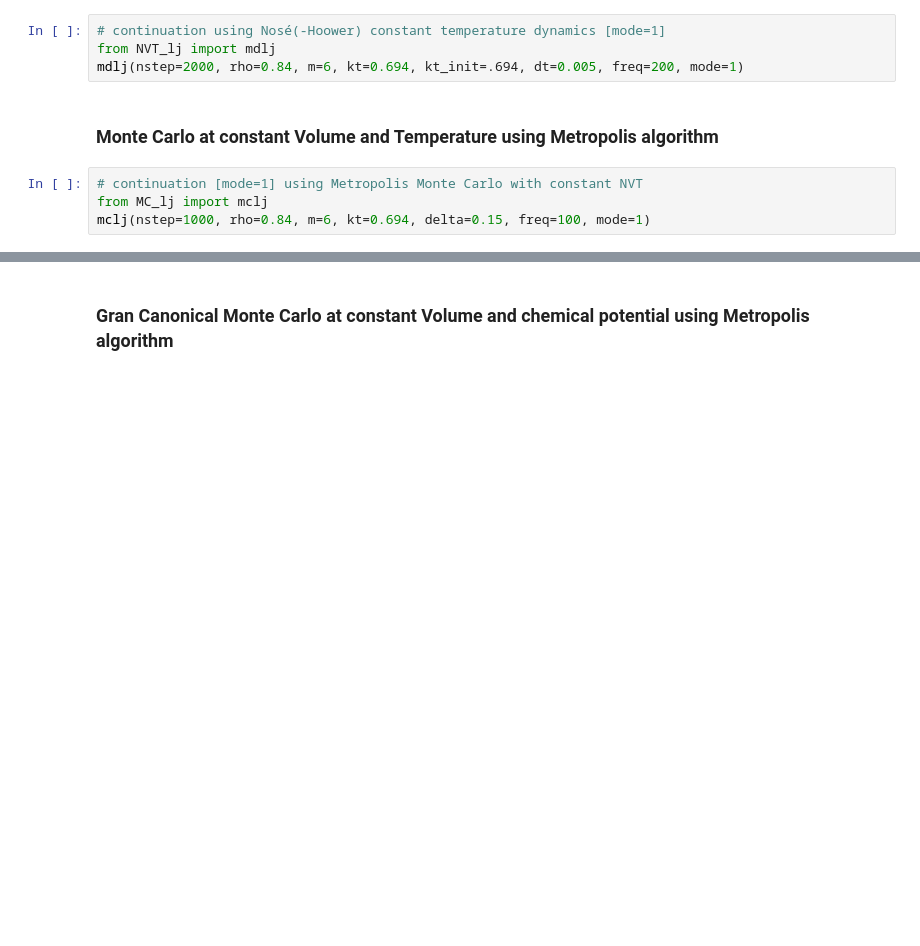
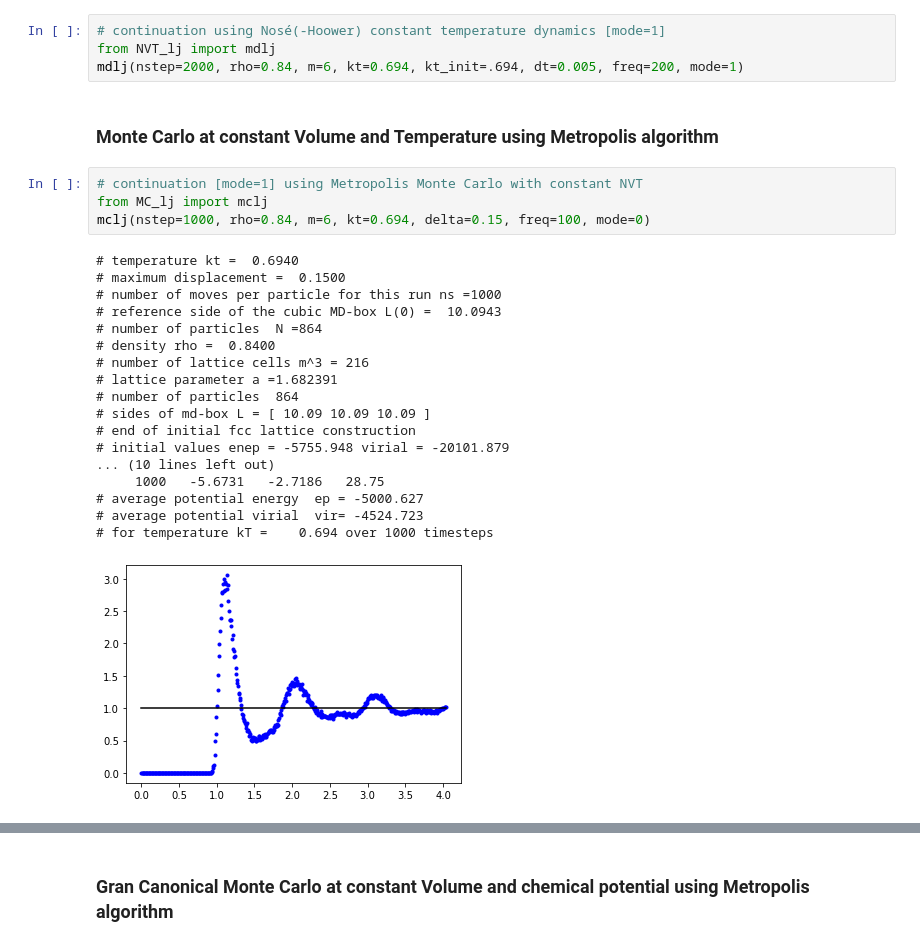
Before and after one commit to cpierleo/PyLJ, a Jupyter notebook: LJ-simulation.ipynb, the cells around one changed output, grey strips where cells are left out. Saved outputs shown, nothing was run; the diff lists cells and outputs as text; blank space fills up the shorter version.

```diff
--- a/LJ-simulation.ipynb
+++ b/LJ-simulation.ipynb
@@ -25,7 +44,26 @@ mdlj(nstep=2000, rho=0.84, m=6, kt=0.694, kt_init=.694, dt=0.005, freq=200, mode
 # %%
 # continuation [mode=1] using Metropolis Monte Carlo with constant NVT
 from MC_lj import mclj
-mclj(nstep=1000, rho=0.84, m=6, kt=0.694, delta=0.15, freq=100, mode=1)
+mclj(nstep=1000, rho=0.84, m=6, kt=0.694, delta=0.15, freq=100, mode=0)
+# %% [output]
+# temperature kt =  0.6940
+# maximum displacement =  0.1500
+# number of moves per particle for this run ns =1000
+# reference side of the cubic MD-box L(0) =  10.0943
+# number of particles  N =864
+# density rho =  0.8400
+# number of lattice cells m^3 = 216
+# lattice parameter a =1.682391
+# number of particles  864
+# sides of md-box L = [ 10.09 10.09 10.09 ]
+# end of initial fcc lattice construction
+# initial values enep = -5755.948 virial = -20101.879
+... (10 lines left out)
+     1000   -5.6731   -2.7186   28.75
+# average potential energy  ep = -5000.627
+# average potential virial  vir= -4524.723
+# for temperature kT =    0.694 over 1000 timesteps
+[figure, added]
 # %%
 # continuation [mode=1] using Metropolis Monte Carlo with constant NVT
 from MC_lj import mclj
```
Also changed, not shown: parts of 4 cells of this notebook, 1 other file.
